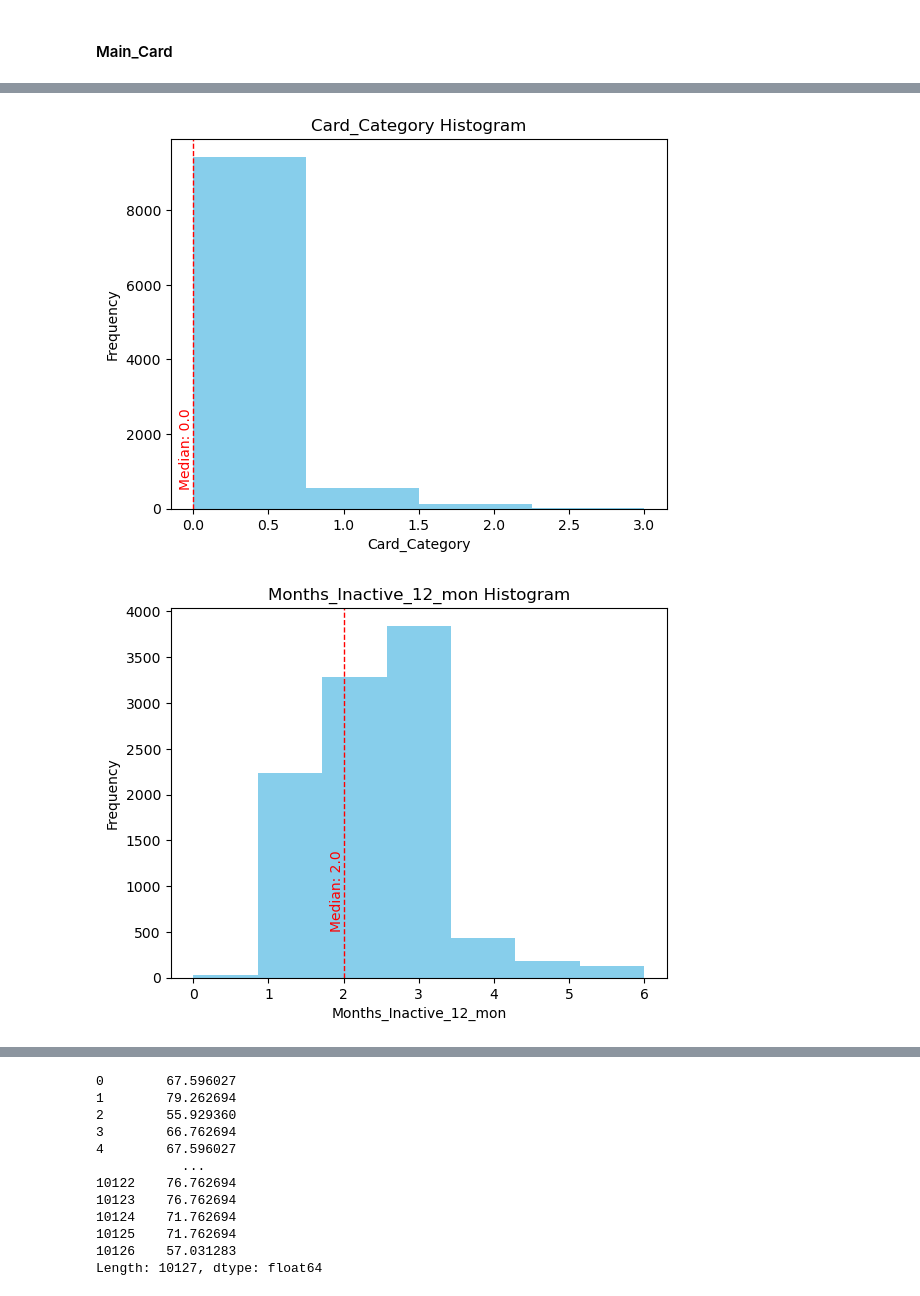
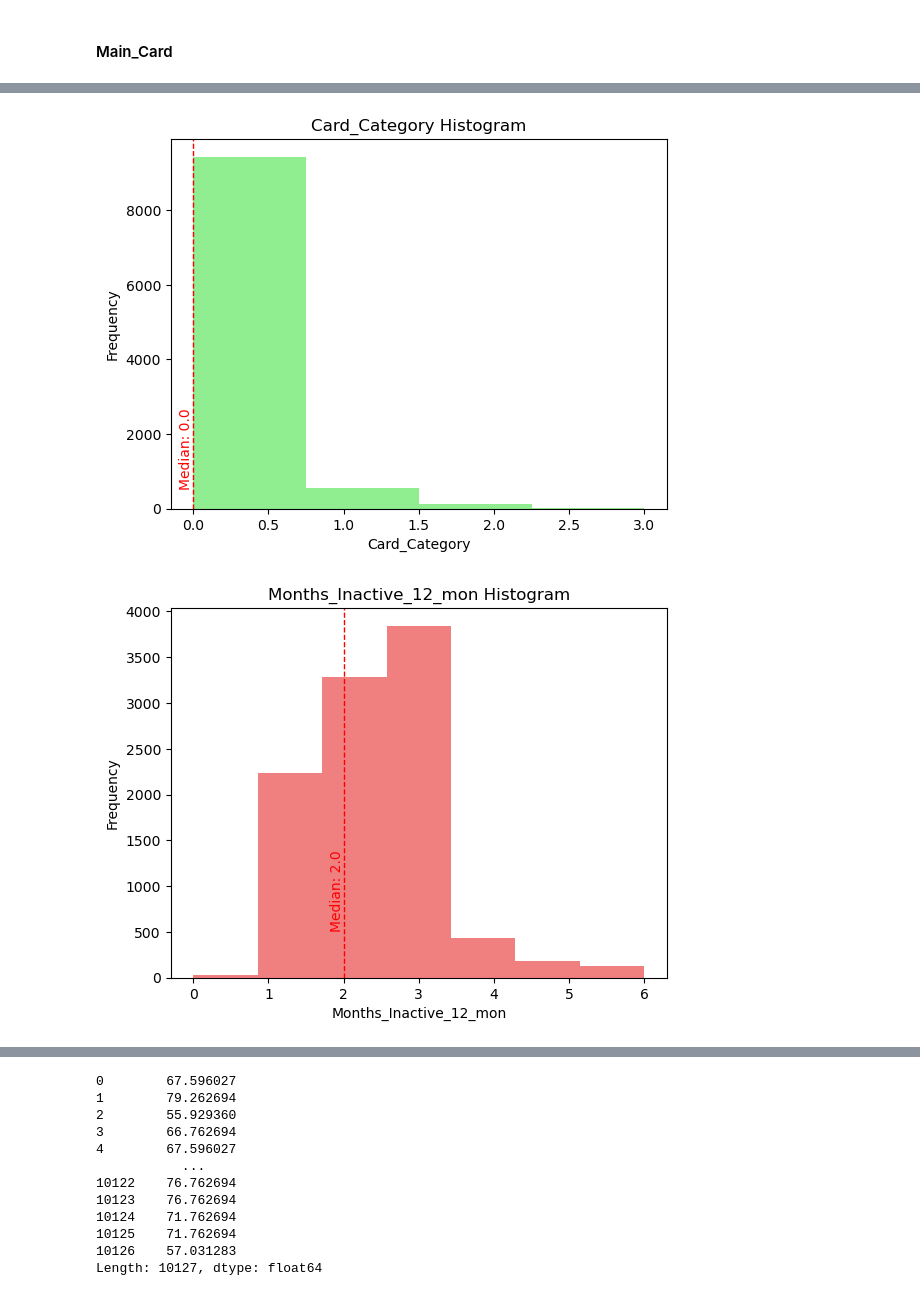
Before and after one commit to myhappydays/Programmers-Data-Analysis-2nd, a Jupyter notebook: Seokjun/Hypothesis_Test.ipynb, the cells around one changed output, grey strips where cells are left out. Cells and saved outputs as stored; diff of their text form; code cells hidden in the pictures.

```diff
--- a/Seokjun/Hypothesis_Test.ipynb
+++ b/Seokjun/Hypothesis_Test.ipynb
@@ -262,7 +262,7 @@ Length: 10127, dtype: float64
 # 신용 한도 대비 사용 금액이 낮다면 감점요인
 # - Credit_Limit대비 Total_Trans_Amt 히스토그램
 ratio = df['Total_Trans_Amt'] / df['Credit_Limit']
-plt.hist(ratio, bins=30, color='lightgreen')
+plt.hist(ratio, bins=30, color='skyblue')
 plt.title('Credit Limit vs Transaction Amount Histogram')
 plt.xlabel('Transaction Amount / Credit Limit')
 plt.ylabel('Frequency')
@@ -273,7 +273,7 @@ plt.show()
 
 # 신용카드 종류가 낮다면 감점요인
 # - Card_Category 히스토그램
-plt.hist(df['Card_Category'], bins=4, color='skyblue')
+plt.hist(df['Card_Category'], bins=4, color='lightgreen')
 plt.title('Card_Category Histogram')
 plt.xlabel('Card_Category')
 plt.ylabel('Frequency')
@@ -284,7 +284,7 @@ plt.show()
 
 # 비활성화된 개월 수가 많다면 감점요인
 # - Months_Inactive_12_mon 히스토그램
-plt.hist(df['Months_Inactive_12_mon'], bins=7, color='skyblue')
+plt.hist(df['Months_Inactive_12_mon'], bins=7, color='lightcoral')
 plt.title('Months_Inactive_12_mon Histogram')
 plt.xlabel('Months_Inactive_12_mon')
 plt.ylabel('Frequency')
@@ -296,7 +296,7 @@ plt.show()
 # 소득이 많으면서 결제 금액이 낮다면 감점요인
 # - Income_Category대비 Total_Trans_Amt 히스토그램
 ratio = df['Total_Trans_Amt'] / (df['Income_Category'] + 1)
-plt.hist(ratio, bins=30, color='lightgreen')
+plt.hist(ratio, bins=30, color='gold')
 plt.title('Income_Category vs Total_Trans_Amt Histogram')
 plt.xlabel('Total_Trans_Amt / Income_Category')
 plt.ylabel('Frequency')
@@ -309,2 +309,2 @@ plt.show()
-[figure, old version]
+[figure, new version]
-[figure, old version]
+[figure, new version]
```
Also changed, not shown: parts of 1 cell of this notebook.
